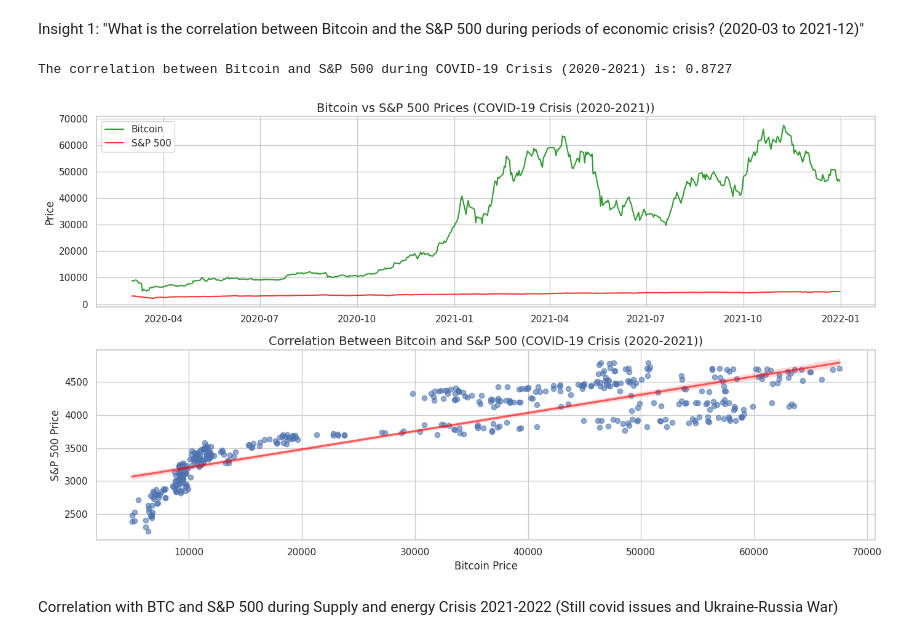
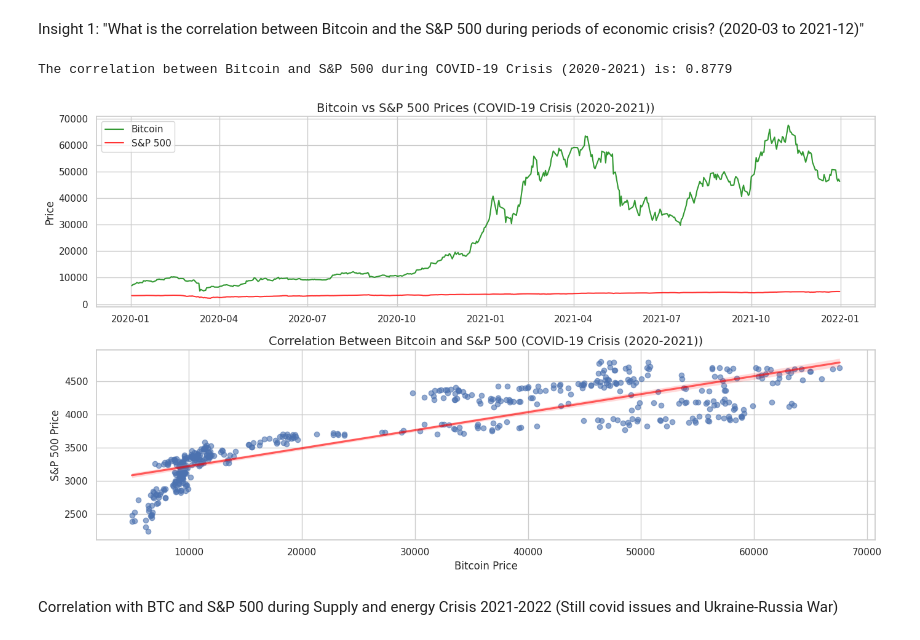
Before and after one commit to AngelDHackerman/BTC-ETH_Data_Analysis, a Jupyter notebook: 5_Insights_Analysis_Crisis_2020-2024.ipynb, the cells around one changed output. Saved outputs shown, nothing was run; the diff lists cells and outputs as text; code cells hidden in the pictures.

```diff
--- a/5_Insights_Analysis_Crisis_2020-2024.ipynb
+++ b/5_Insights_Analysis_Crisis_2020-2024.ipynb
@@ -77,15 +77,15 @@ Insight 1: "What is the correlation between Bitcoin and the S&P 500 during perio
 # %%
 covid_correlation = analyze_period(
     merged_data,
-    '2020-03-01',
+    '2020-01-01',
     '2021-12-31',
     'COVID-19 Crisis (2020-2021)',
     line_color_BTC='green',
     line_color_SP_500='red'
 )
 # %% [output]
-The correlation between Bitcoin and S&P 500 during COVID-19 Crisis (2020-2021) is: 0.8727
+The correlation between Bitcoin and S&P 500 during COVID-19 Crisis (2020-2021) is: 0.8779
-[figure, old version]
+[figure, new version]
 # %% [markdown]
 Correlation with BTC and S&P 500 during Supply and energy Crisis 2021-2022 (Still covid issues and Ukraine-Russia War)
 # %%
```
Also changed, not shown: parts of 2 cells of this notebook, 1 other file.
